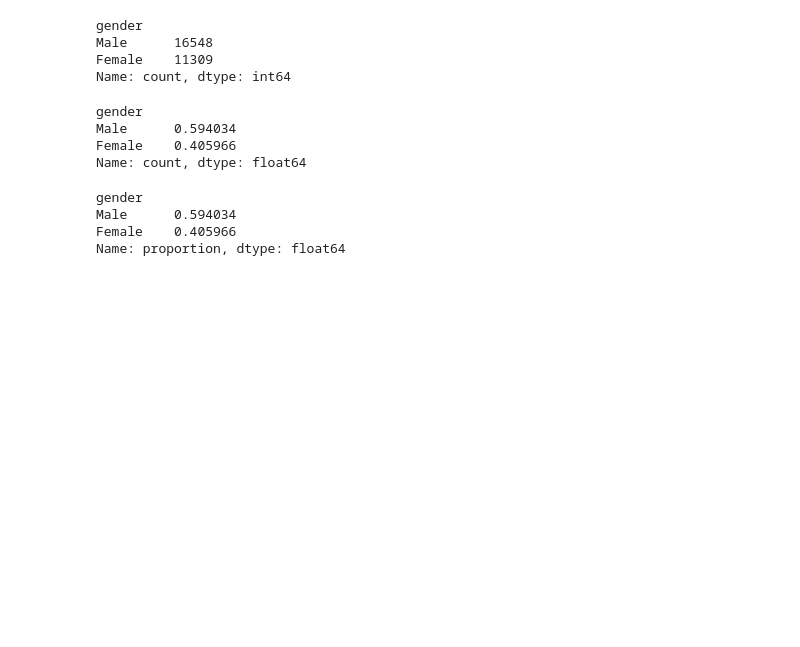
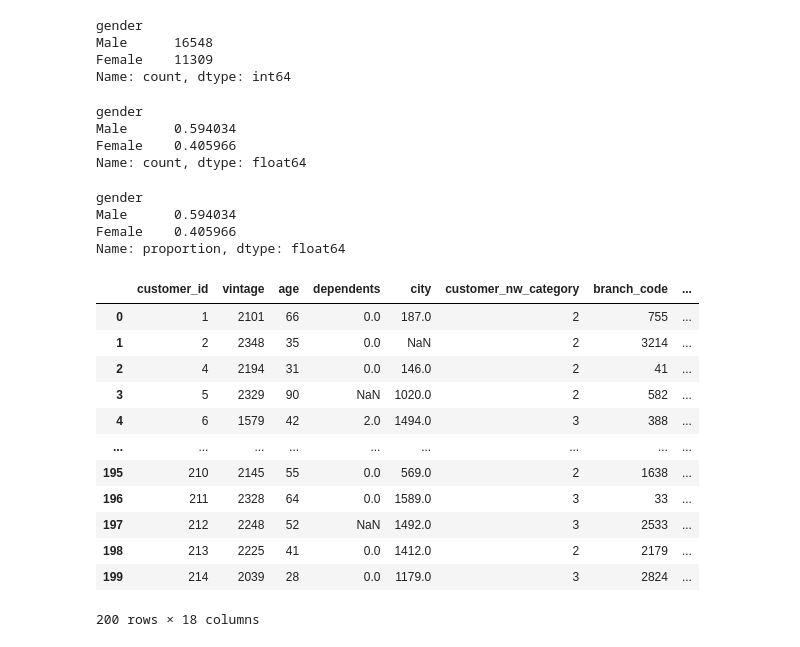
Before and after one commit to kabuur/AI-Programming-With-Python, a Jupyter notebook: exploring continuous variables/continuous variables.ipynb, the cells around one changed output. Saved outputs shown, nothing was run; the diff lists cells and outputs as text; code cells hidden in the pictures; blank space fills up the shorter version.

```diff
--- a/exploring continuous variables/continuous variables.ipynb
+++ b/exploring continuous variables/continuous variables.ipynb
@@ -121,0 +125,16 @@ Name: proportion, dtype: float64
+# %%
+numerical
+# %% [output]
+|  | customer_id | vintage | age | dependents | city | customer_nw_category | branch_code | ... |
+| 0 | 1 | 2101 | 66 | 0.0 | 187.0 | 2 | 755 | ... |
+| 1 | 2 | 2348 | 35 | 0.0 | NaN | 2 | 3214 | ... |
+| 2 | 4 | 2194 | 31 | 0.0 | 146.0 | 2 | 41 | ... |
+| 3 | 5 | 2329 | 90 | NaN | 1020.0 | 2 | 582 | ... |
+| 4 | 6 | 1579 | 42 | 2.0 | 1494.0 | 3 | 388 | ... |
+| ... | ... | ... | ... | ... | ... | ... | ... | ... |
+| 195 | 210 | 2145 | 55 | 0.0 | 569.0 | 2 | 1638 | ... |
+| 196 | 211 | 2328 | 64 | 0.0 | 1589.0 | 3 | 33 | ... |
+| 197 | 212 | 2248 | 52 | NaN | 1492.0 | 3 | 2533 | ... |
+| 198 | 213 | 2225 | 41 | 0.0 | 1412.0 | 2 | 2179 | ... |
+| 199 | 214 | 2039 | 28 | 0.0 | 1179.0 | 3 | 2824 | ... |
+200 rows × 18 columns
```
Also changed, not shown: parts of 9 cells of this notebook.
